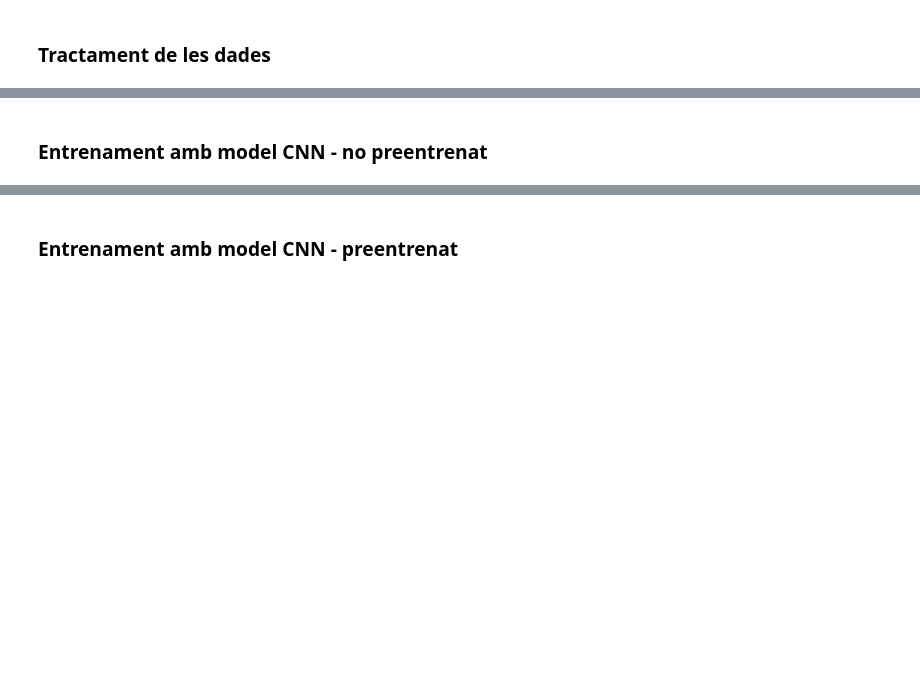
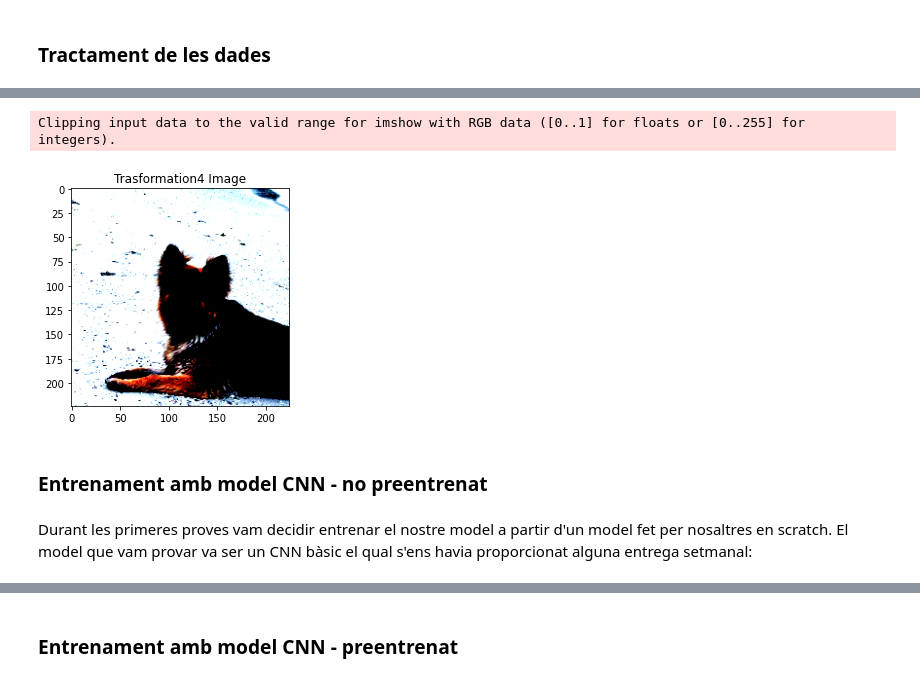
Before and after one commit to DCC-UAB/Dog_Breed_Classification, a Jupyter notebook: Demostracio_resultats.ipynb, the cells around one changed output, grey strips where cells are left out. Cells and saved outputs as stored; diff of their text form; code cells hidden in the pictures; blank space fills up the shorter version.

```diff
--- a/Demostracio_resultats.ipynb
+++ b/Demostracio_resultats.ipynb
@@ -87,2 +163,18 @@ Un cop ja tenim les dades preparades, aplicarem el dataloader el que ens permetr
+# %%
+#Transformation 4 (jitter)
+data_transforms_jitter = transforms.Compose([
+        transforms.Resize(input_size),
+        transforms.CenterCrop(input_size),
+        transforms.ColorJitter(brightness=.5, hue=.3), # Apply color jitter to the image
+        transforms.ToTensor(),
+        normalize
+    ])
+T4 = data_transforms_jitter(img_example)
+Show_Image(T4.permute(1, 2, 0), 'Trasformation4 Image')
+# %% [output]
+Clipping input data to the valid range for imshow with RGB data ([0..1] for floats or [0..255] for integers).
+[figure, added]
 # %% [markdown]
 ### Entrenament amb model CNN - no preentrenat<a name="id4"></a>
+# %% [markdown]
+Durant les primeres proves vam decidir entrenar el nostre model a partir d'un model fet per nosaltres en scratch. El model que vam provar va ser un CNN bàsic el qual s'ens havia proporcionat alguna entrega setmanal:
```
Also changed, not shown: parts of 46 cells of this notebook.
